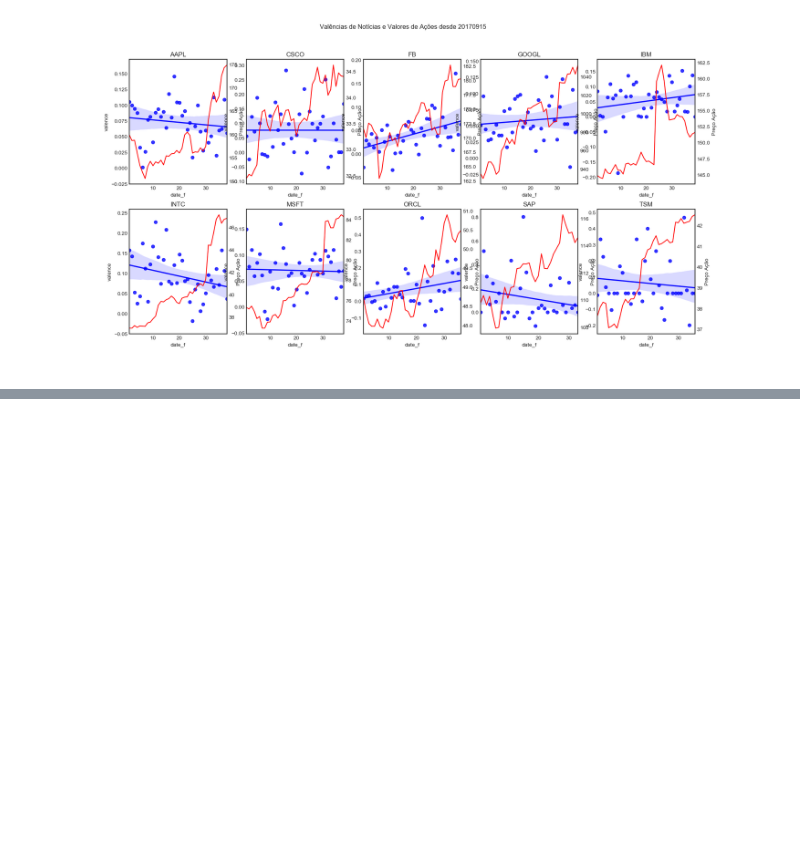
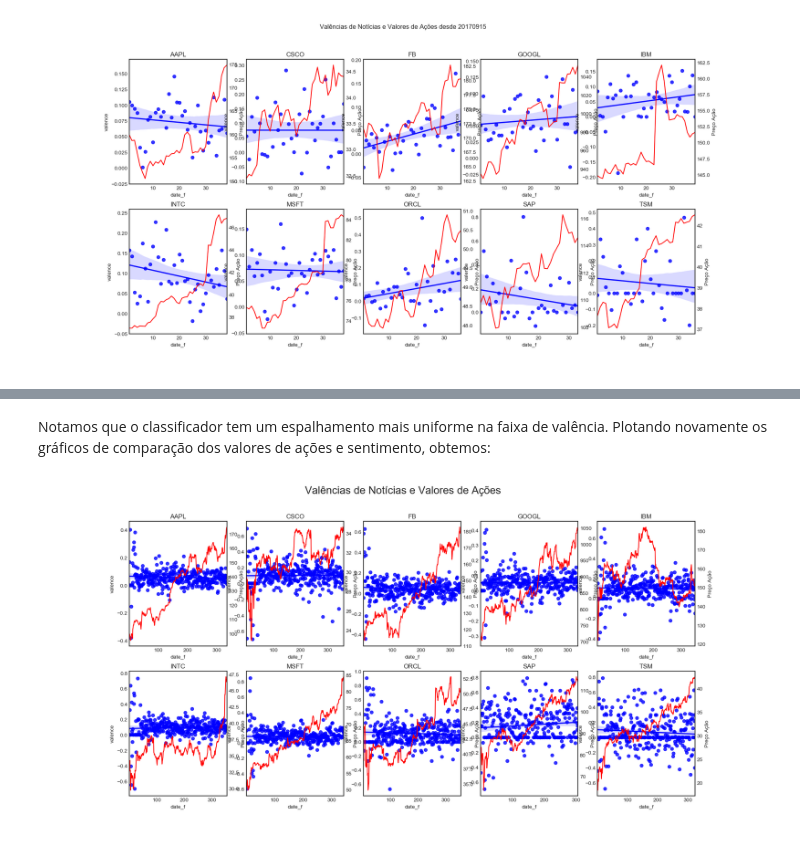
Before and after one commit to fabiograssiotto/stocks_proj, a Jupyter notebook: Stocks.ipynb, the cells around one changed output, grey strips where cells are left out. Saved outputs shown, nothing was run; the diff lists cells and outputs as text; code cells hidden in the pictures; blank space fills up the shorter version.

Commit message:
Updated notebook with VADER data

```diff
--- a/Stocks.ipynb
+++ b/Stocks.ipynb
@@ -503,0 +545,8 @@ Image("plots/textblob/val-stocks-20170915.png")
+# %% [markdown]
+Notamos que o classificador tem um espalhamento mais uniforme na faixa de valência.
+Plotando novamente os gráficos de comparação dos valores de ações e sentimento, obtemos:
+# %%
+from IPython.display import Image
+Image("plots/vader/val-stocks.png")
+# %% [output]
+[figure, added]
```
Also changed, not shown: parts of 9 cells of this notebook, 4 other files.
